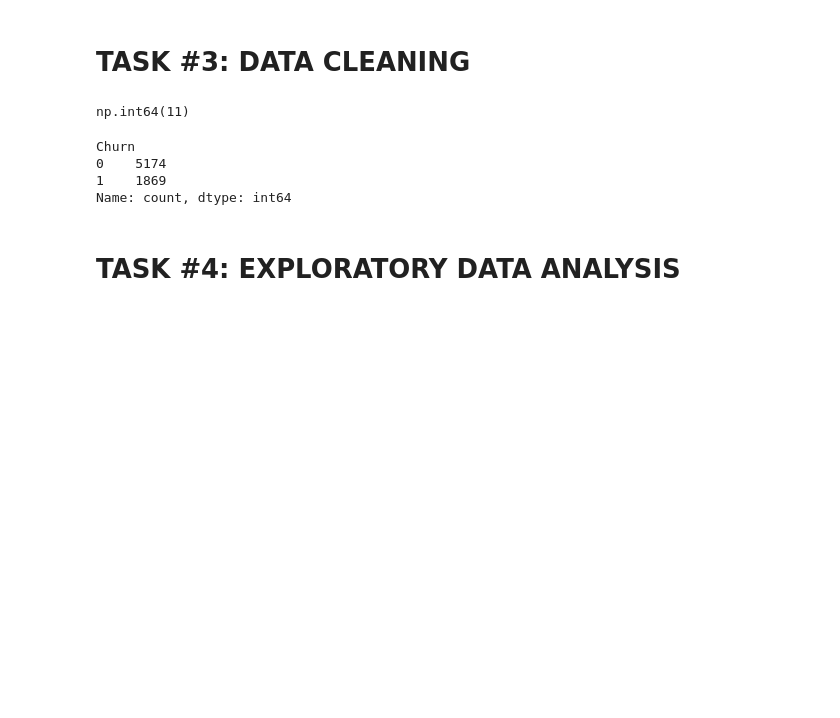
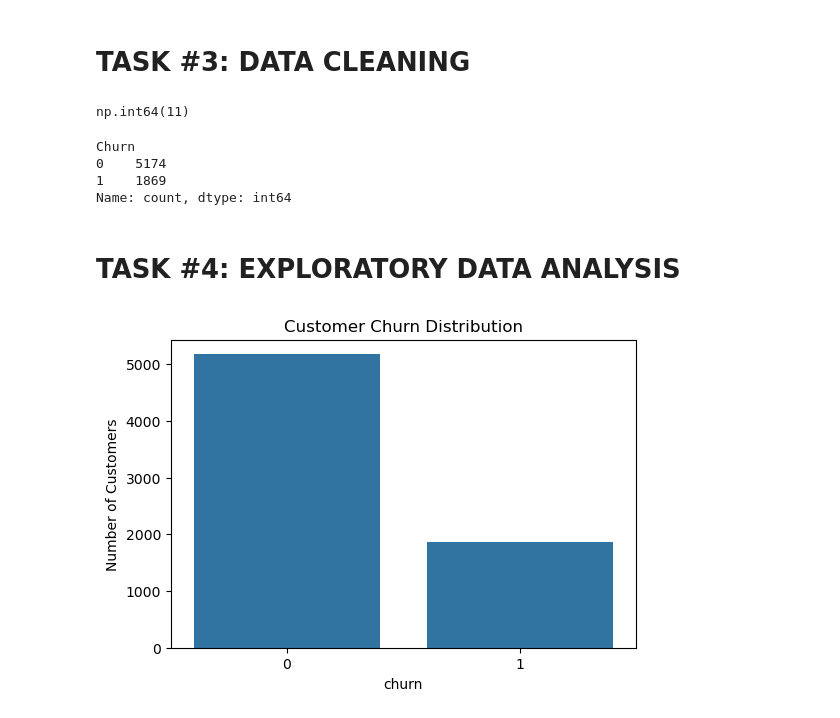
Before and after one commit to ranjansinghds/Telco-Customer-Churn-Prediction-Project, a Jupyter notebook: Telecom_Customer_Churn_Prediction.ipynb, the cells around one changed output. Saved outputs shown, nothing was run; the diff lists cells and outputs as text; code cells hidden in the pictures; blank space fills up the shorter version.

```diff
--- a/Telecom_Customer_Churn_Prediction.ipynb
+++ b/Telecom_Customer_Churn_Prediction.ipynb
@@ -226,3 +226,14 @@ Churn
 Name: count, dtype: int64
 # %% [markdown]
 # TASK #4: EXPLORATORY DATA ANALYSIS
+# %%
+# Plotting the distribution of the target variable
+plt.figure(figsize=(6,4))
+sns.countplot(x='Churn', data=tele_df)
+
+plt.title('Customer Churn Distribution')
+plt.xlabel('churn')
+plt.ylabel('Number of Customers')
+plt.show()
+# %% [output]
+[figure, added]
```
Also changed, not shown: parts of 9 cells of this notebook, 5 other files.
